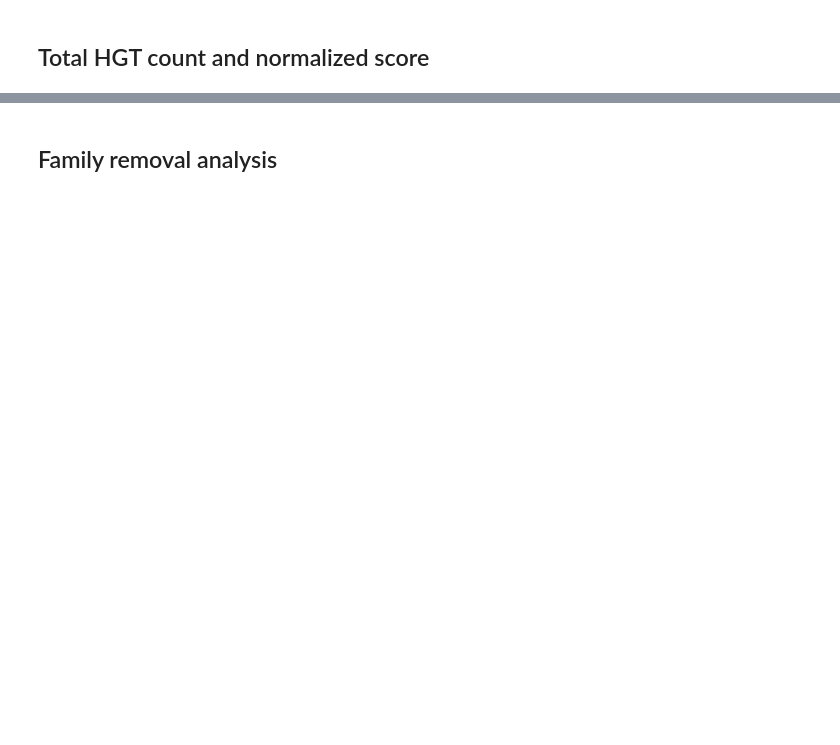
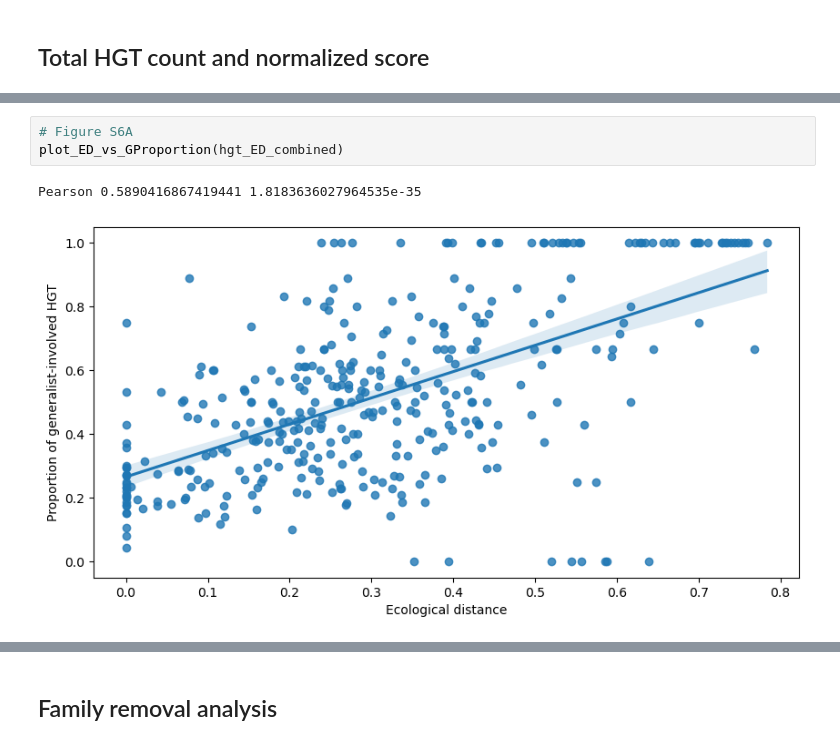
Before and after one commit to grp-bork/PlanetaryMicrobiomeHabitat_Kim_2025, a Jupyter notebook: horizontal_gene_transfer_analysis.ipynb, the cells around one changed output, grey strips where cells are left out. Cells and saved outputs as stored; diff of their text form; blank space fills up the shorter version.

```diff
--- a/horizontal_gene_transfer_analysis.ipynb
+++ b/horizontal_gene_transfer_analysis.ipynb
@@ -287,0 +59,6 @@ Disparate-habitat HGT & Generalist-generalist 0.0
+# %%
+# Figure S6A
+plot_ED_vs_GProportion(hgt_ED_combined)
+# %% [output]
+Pearson 0.5890416867419441 1.8183636027964535e-35
+[figure, added]
```
Also changed, not shown: parts of 47 cells of this notebook, 9 other files.
